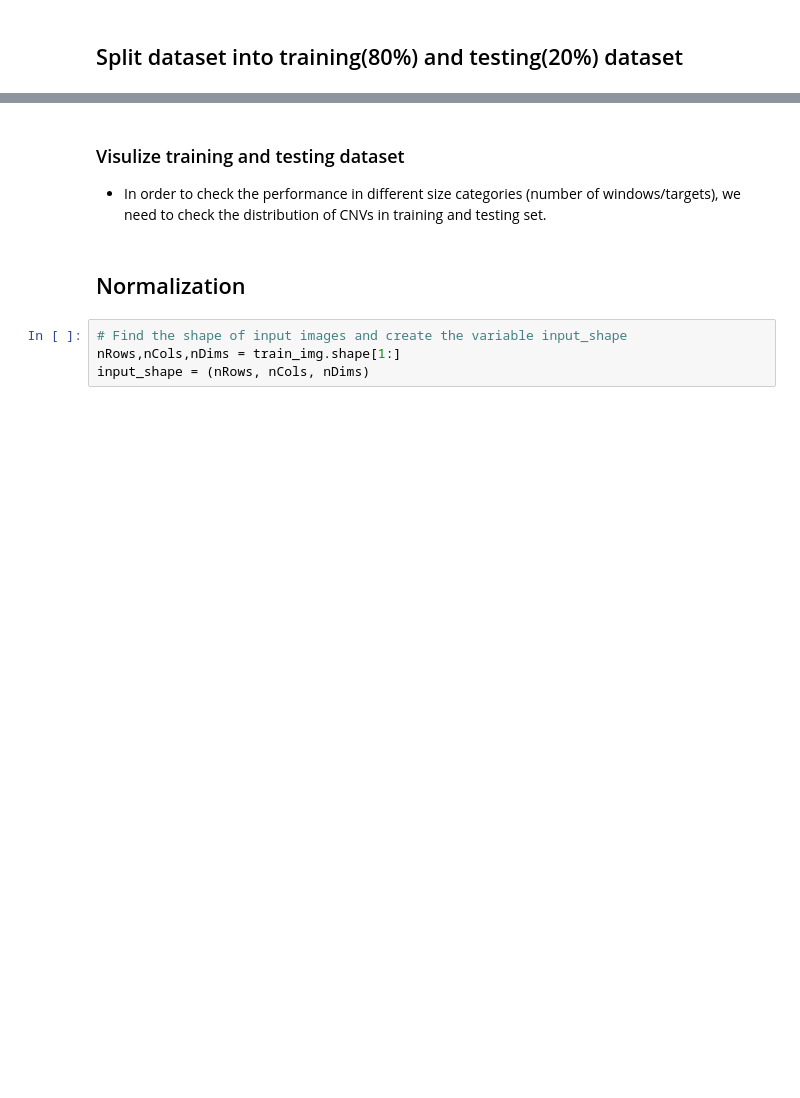
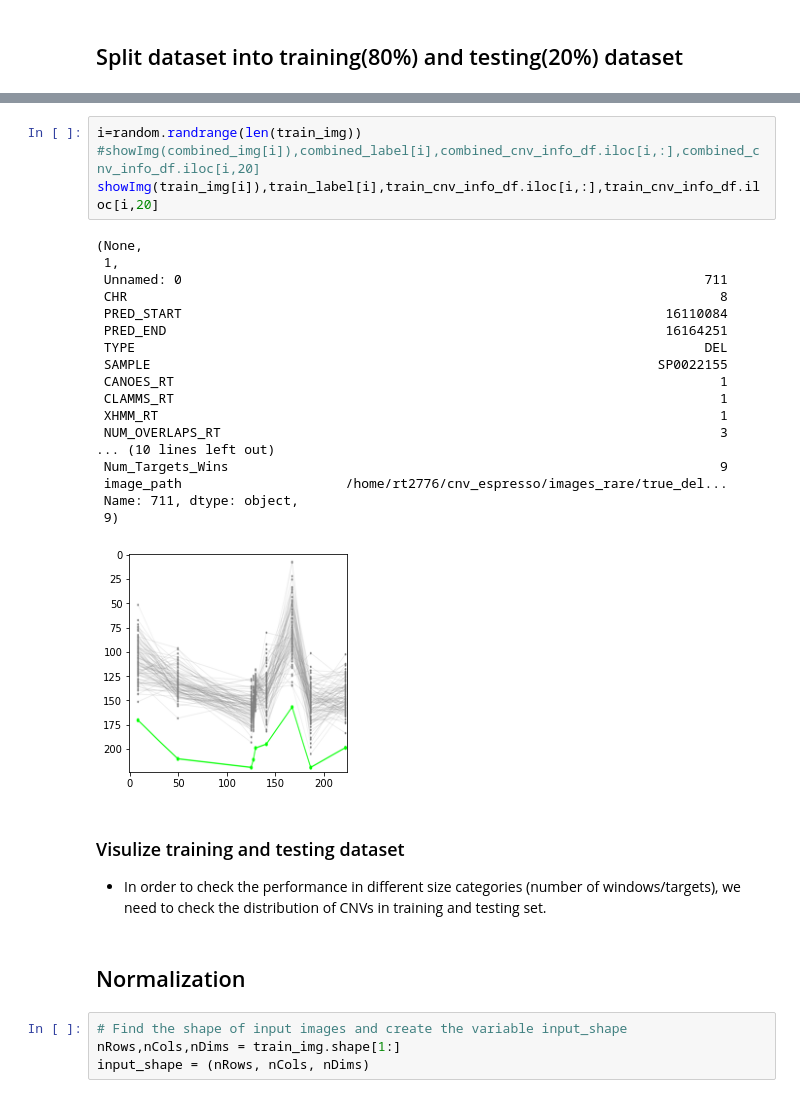
Before and after one commit to ShenLab/CNV-Espresso, a Jupyter notebook: src/training.ipynb, the cells around one changed output, grey strips where cells are left out. Cells and saved outputs as stored; diff of their text form; blank space fills up the shorter version.

```diff
--- a/src/training.ipynb
+++ b/src/training.ipynb
@@ -206,3 +285,26 @@ len(train_label), len(val_label), len(test_label)
+# %%
+i=random.randrange(len(train_img))
+#showImg(combined_img[i]),combined_label[i],combined_cnv_info_df.iloc[i,:],combined_cnv_info_df.iloc[i,20]
+showImg(train_img[i]),train_label[i],train_cnv_info_df.iloc[i,:],train_cnv_info_df.iloc[i,20]
+# %% [output]
+(None,
+ 1,
+ Unnamed: 0                                                                   711
+ CHR                                                                            8
+ PRED_START                                                              16110084
+ PRED_END                                                                16164251
+ TYPE                                                                         DEL
+ SAMPLE                                                                 SP0022155
+ CANOES_RT                                                                      1
+ CLAMMS_RT                                                                      1
+ XHMM_RT                                                                        1
+ NUM_OVERLAPS_RT                                                                3
+... (10 lines left out)
+ Num_Targets_Wins                                                               9
+ image_path                     /home/rt2776/cnv_espresso/images_rare/true_del...
+ Name: 711, dtype: object,
+ 9)
+[figure, added]
 # %% [markdown]
 ### Visulize training and testing dataset
 - In order to check the performance in different size categories (number of windows/targets), we need to check the distribution of CNVs in training and testing set.
```
Also changed, not shown: parts of 40 cells of this notebook, 3 other files.
